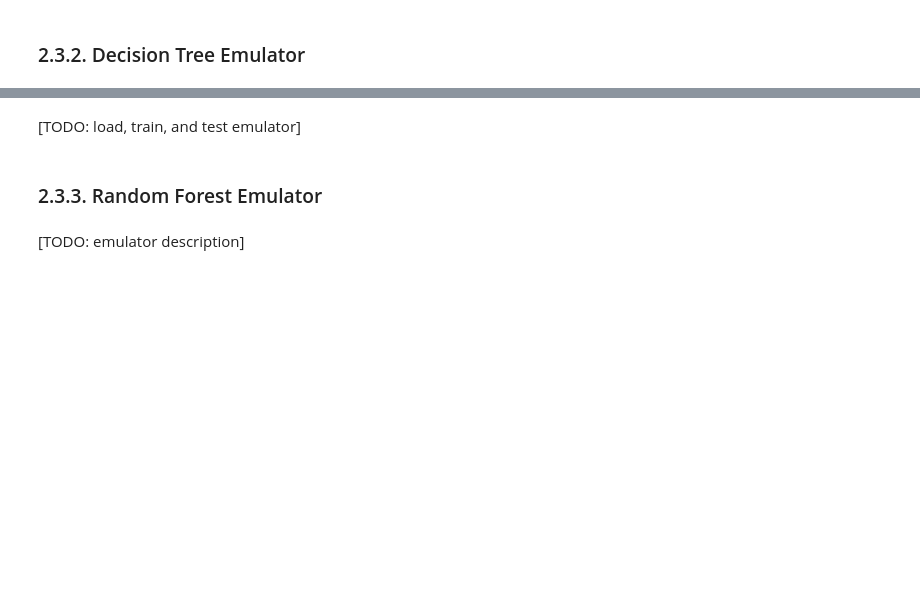
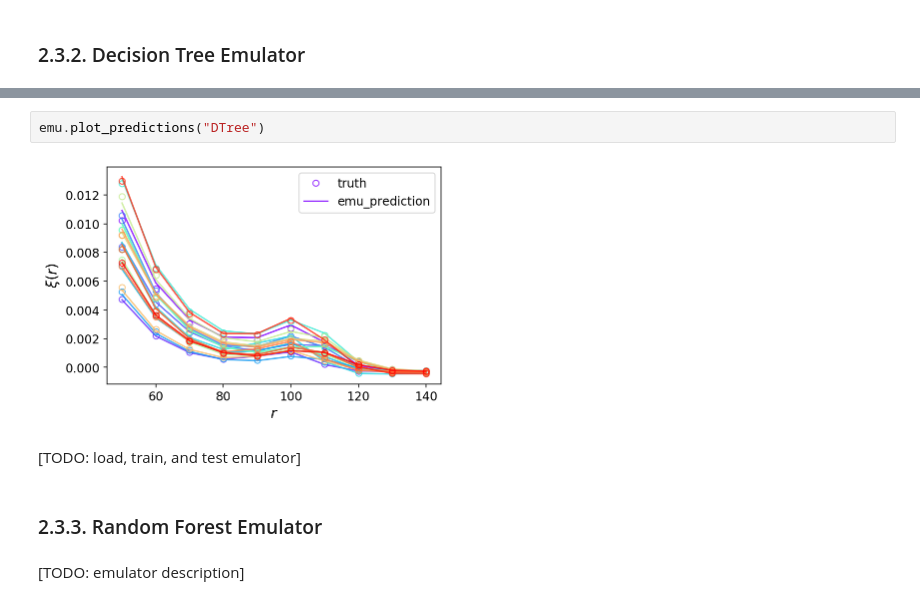
Before and after one commit to kstoreyf/emu-fight, a Jupyter notebook: the_great_emu_fight.ipynb, the cells around one changed output, grey strips where cells are left out. Cells and saved outputs as stored; diff of their text form; blank space fills up the shorter version.

```diff
--- a/the_great_emu_fight.ipynb
+++ b/the_great_emu_fight.ipynb
@@ -160,3 +197,7 @@ emu.plot_predictions("ANN")
+# %%
+emu.plot_predictions("DTree")
+# %% [output]
+[figure, added]
 # %% [markdown]
 [TODO: load, train, and test emulator]
 # %% [markdown]
```
Also changed, not shown: parts of 22 cells of this notebook, 3 other files.
